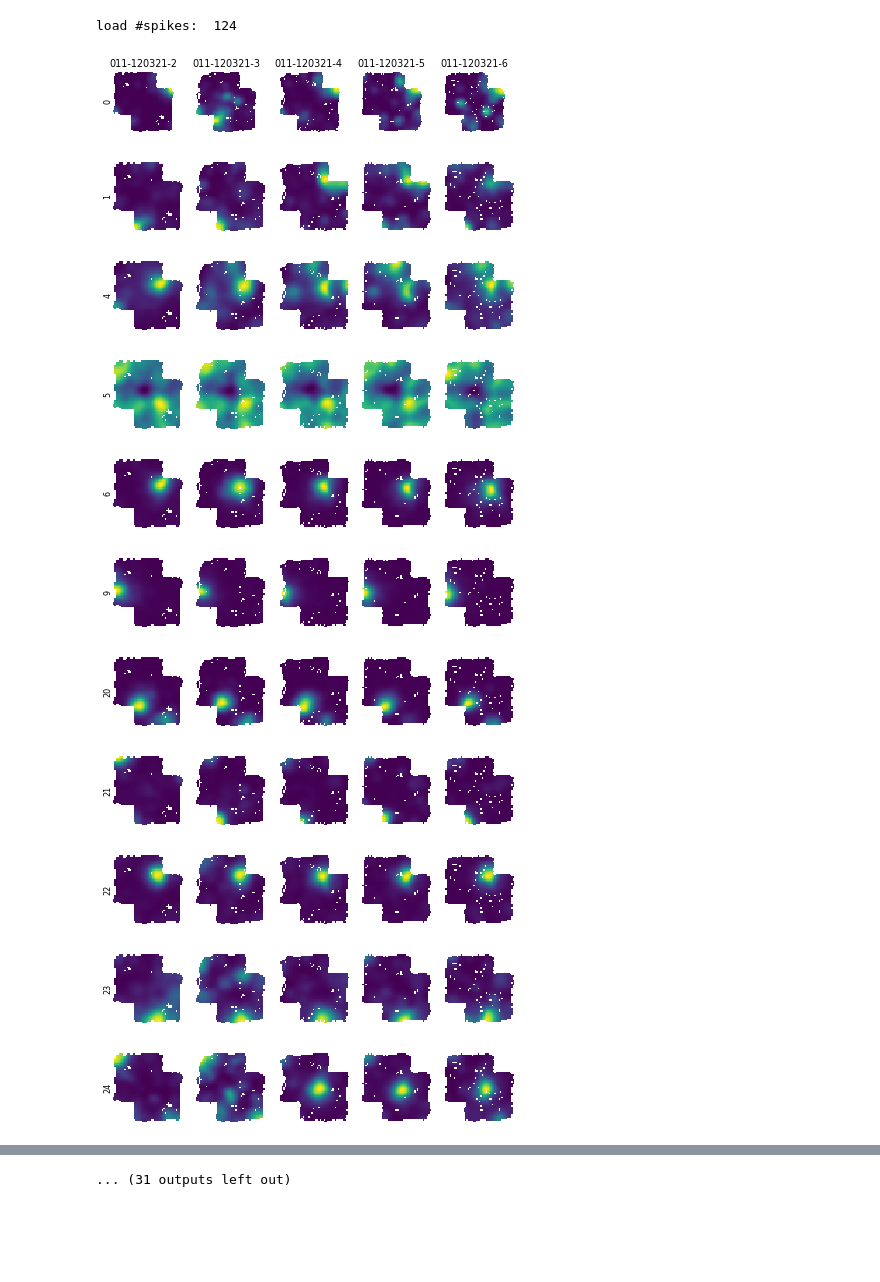
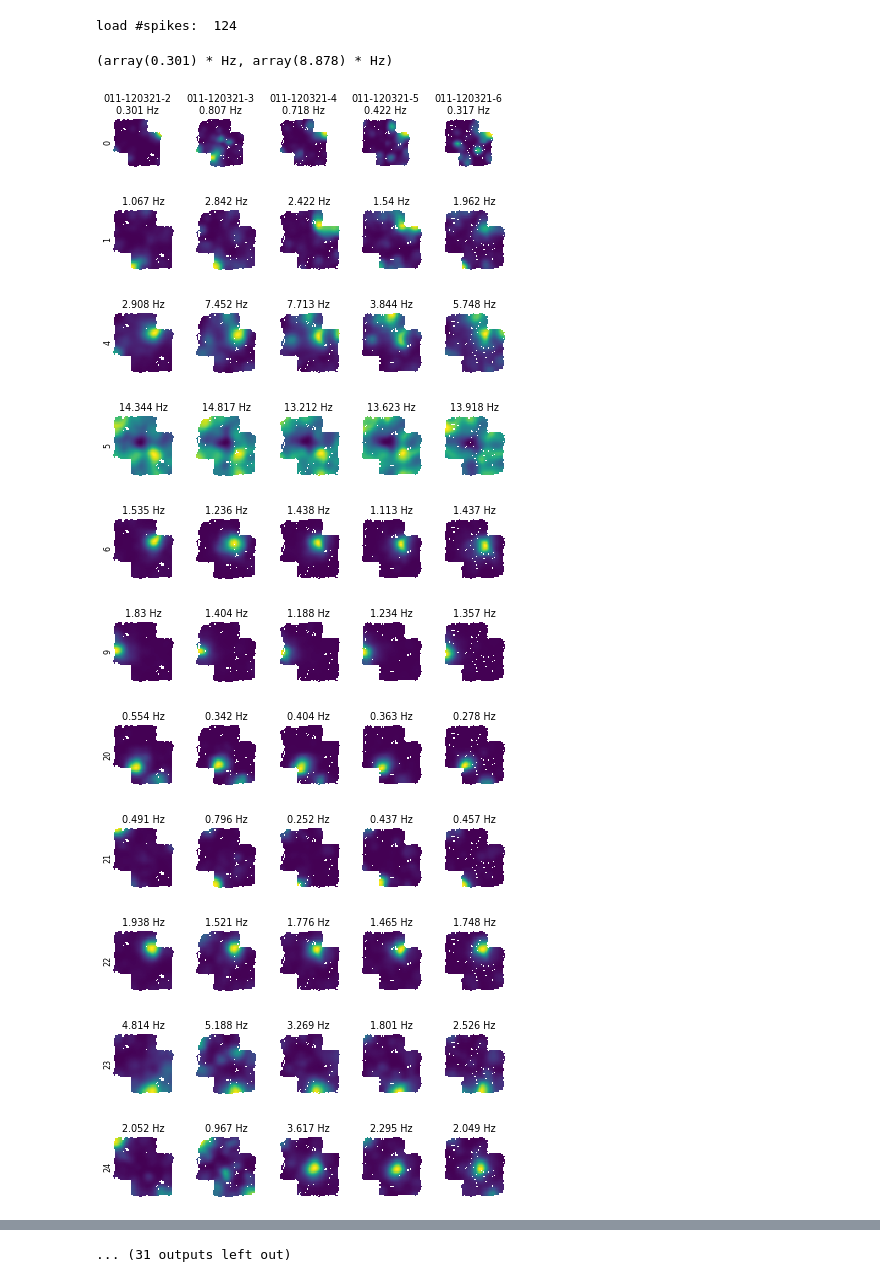
Before and after one commit to CINPLA/cinpla-base, a Jupyter notebook: notebooks/show-me-ratemaps.ipynb, the cells around one changed output, grey strips where cells are left out. Drawn from its saved outputs; the diff is of its cells as text; code cells hidden in the pictures; blank space fills up the shorter version.

Commit message:
adds rate calculation functionality and adds avg-rate to ratemaps

```diff
--- a/notebooks/show-me-ratemaps.ipynb
+++ b/notebooks/show-me-ratemaps.ipynb
@@ -81,43 +81,50 @@ unique_unsorted_unit_idnums = []
 for sptr in spikes:
     if sptr.annotations["unit_idnum"] not in unique_unsorted_unit_idnums:
         unique_unsorted_unit_idnums.append(sptr.annotations["unit_idnum"])
+# %%
+cell_rate(spikes[0])
+# %% [output]
+(array(0.301) * Hz, array(8.878) * Hz)
 # %%
 # sort on unit id
 figscale = 1.2
 
 add_title = True
 for unit_idnum in unique_unsorted_unit_idnums:
     unit_spikes = [spike_train for spike_train in spikes if spike_train.annotations["unit_idnum"] == unit_idnum]
     fig,axs = plt.subplots(ncols=len(include_actions),figsize=(len(include_actions)*figscale, figscale))
     j=0
     for i in range(len(include_actions)):
         ax = axs[i]
         axis_off_labels_on(ax)
         if j == len(unit_spikes):
             continue
         spike_train = unit_spikes[j]
         action_id = spike_train.annotations["action_id"]
         if action_id != include_actions[i]:
             continue
         x,y,t,_ = tracking[action_id].T
         ratemap = spatial_map.rate_map(x, y, t, spike_train)
         ax.imshow(ratemap.T,origin='lower')
         j+=1
         # add action_id title to first few plots
         if add_title:
-            ax.set_title(spike_train.annotations["action_id"])
+            ax.set_title(spike_train.annotations["action_id"] + "\n" + f"{cell_rate(spike_train)[0]}")
+        else:
+            # add average cell rate to ratemap title
+            ax.set_title(cell_rate(spike_train)[0])
     add_title = False
 
     axs[0].set_ylabel(spike_train.annotations["unit_idnum"])
 # %% [output]
-[figure, old version]
+[figure, new version]
-[figure, old version]
+[figure, new version]
-[figure, old version]
+[figure, new version]
-[figure, old version]
+[figure, new version]
-[figure, old version]
+[figure, new version]
-[figure, old version]
+[figure, new version]
-[figure, old version]
+[figure, new version]
-[figure, old version]
+[figure, new version]
-[figure, old version]
+[figure, new version]
-[figure, old version]
+[figure, new version]
-[figure, old version]
+[figure, new version]
```
Also changed, not shown: parts of 1 cell of this notebook, 1 other file.
